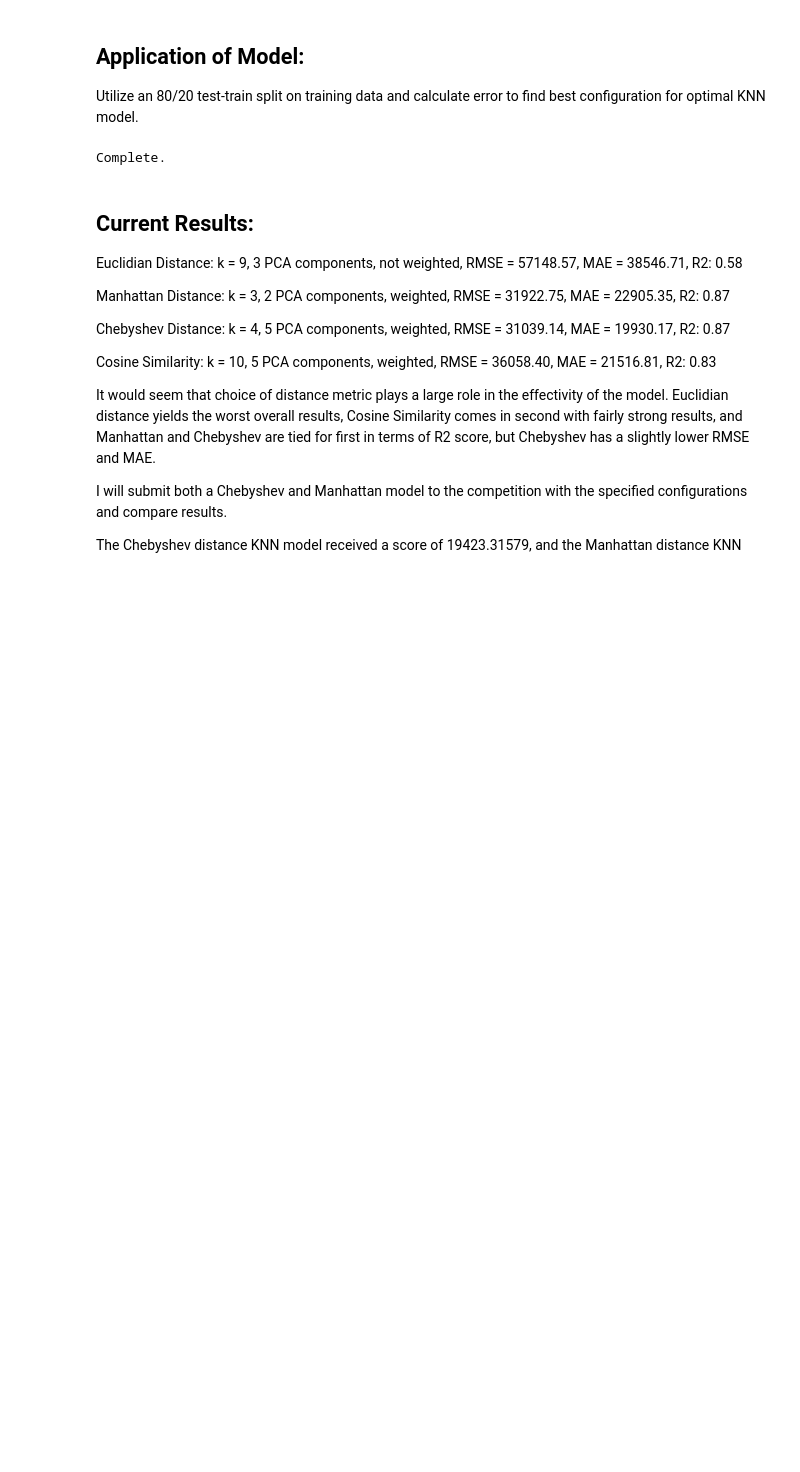
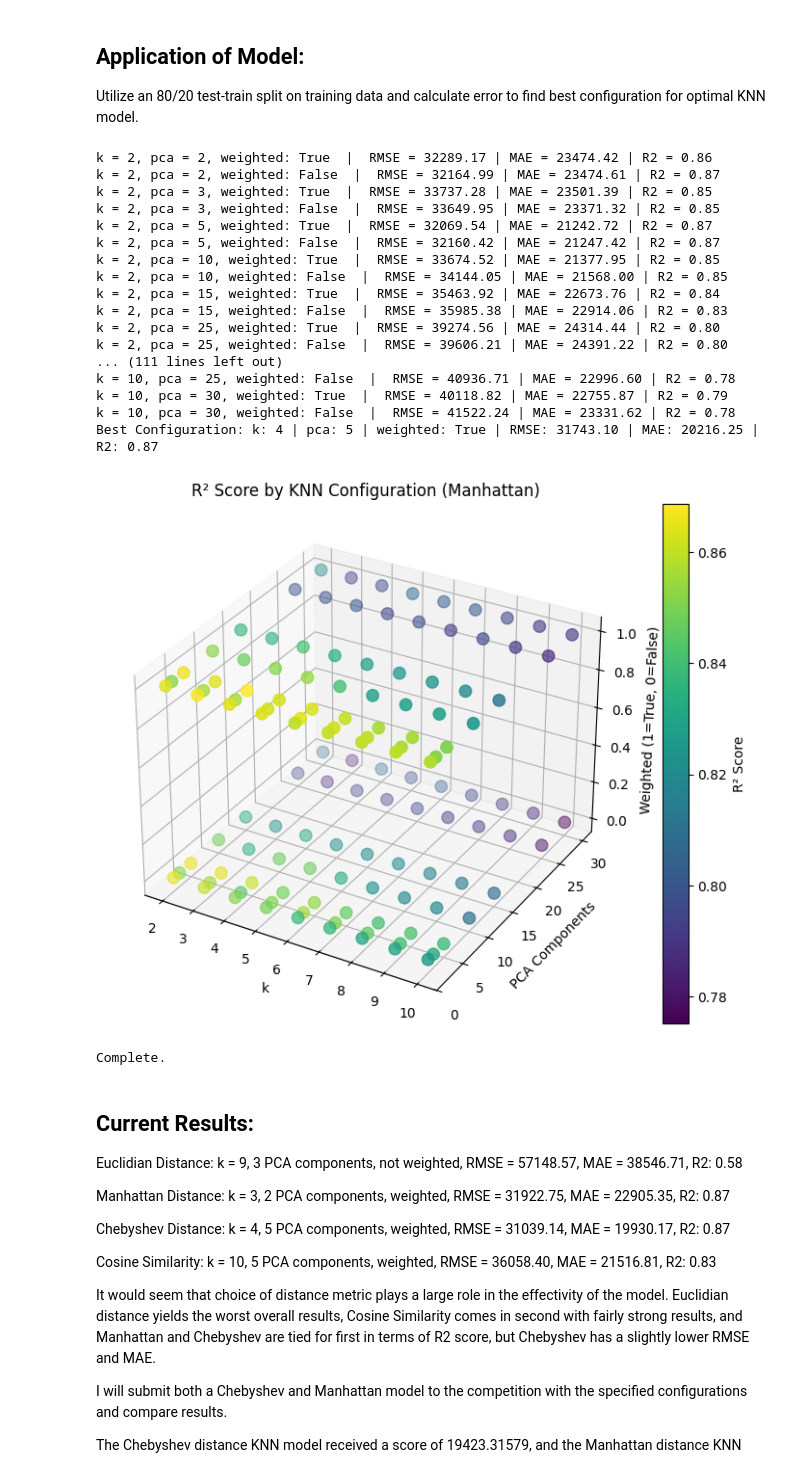
Before and after one commit to HariPeri/ML-Final-Project, a Jupyter notebook: KNN_script.ipynb, the cells around one changed output. Saved outputs shown, nothing was run; the diff lists cells and outputs as text; code cells hidden in the pictures; blank space fills up the shorter version.

Commit message:
added some analysis of results vs. configurations and graphed them.

```diff
--- a/KNN_script.ipynb
+++ b/KNN_script.ipynb
@@ -191,6 +191,9 @@ class KNN:
 Utilize an 80/20 test-train split on training data and calculate error to find best configuration for optimal KNN model.
 # %%
 from sklearn.model_selection import train_test_split
+import matplotlib.pyplot as plt
+from mpl_toolkits.mplot3d import Axes3D
+import numpy as np
 
 # load data:
 X = pd.read_csv('data/train_processed.csv')
@@ -204,45 +207,93 @@ bestRMSE_stats = [None, None, None, None]  # format: RMSE, k, pca, weighted?
 
 # find the best choice of k:
 
-"""
+results = []
+
 for k in [2, 3, 4, 5, 6, 7, 8, 9, 10]:
     for pca in [2, 3, 5, 10, 15, 25, 30]:
         for weighted in [True, False]:
-            knn = KNN(k=k, distance='cosine similarity', weighted=weighted)
+            knn = KNN(k=k, distance='manhattan', weighted=weighted)
             knn.fit(X_train, y_train, pca_components=pca)
             [RMSE, MAE, R2] = knn.measure_accuracy(X_test, y_test)
             print(f'k = {k}, pca = {pca}, weighted: {weighted}  |  RMSE = {RMSE:.2f} | MAE = {MAE:.2f} | R2 = {R2:.2f}')
+
+            results.append({
+                'k': k,
+                'pca': pca,
+                'weighted': weighted,
+                'RMSE': RMSE,
+                'MAE': MAE,
+                'R2': R2
+            })
 
             if bestRMSE_stats[0] is None:
                 bestRMSE_stats = [RMSE, MAE, R2, k, pca, weighted]
             elif bestRMSE_stats[0] > RMSE:
                 bestRMSE_stats = [RMSE, MAE, R2, k, pca, weighted]
 
 print(f'Best Configuration: k: {bestRMSE_stats[3]} | pca: {bestRMSE_stats[4]} | weighted: {bestRMSE_stats[5]} | RMSE: {bestRMSE_stats[0]:.2f} | MAE: {bestRMSE_stats[1]:.2f} | R2: {bestRMSE_stats[2]:.2f}')
-"""
+
+# Prepare data
+ks = [r['k'] for r in results]
+pcas = [r['pca'] for r in results]
+weighteds = [1 if r['weighted'] else 0 for r in results]  # convert bool to int for color
+R2s = [r['R2'] for r in results]
+
+fig = plt.figure(figsize=(10, 7))
+ax = fig.add_subplot(111, projection='3d')
+sc = ax.scatter(ks, pcas, weighteds, c=R2s, cmap='viridis', s=80)
+
+ax.set_xlabel('k')
+ax.set_ylabel('PCA Components')
+ax.set_zlabel('Weighted (1=True, 0=False)')
+plt.title('R² Score by KNN Configuration (Manhattan)')
+
+cbar = plt.colorbar(sc)
+cbar.set_label('R² Score')
+
+plt.show()
+
 # make prediction of test data using optimal model:
 
 # optimal Manhattan configuration: k = 3 | 2 PCA components | weighted
 # optimal Chebyshev configuration: k = 4 | 5 PCA components | weighted
 
 knn_manhattan = KNN(k=3, distance='manhattan', weighted=True)
 knn_manhattan.fit(X_train, y_train, pca_components=2)
 knn_manhattan_pred = knn_manhattan.predict(competition_test)
 
 knn_chebyshev = KNN(k=4, distance='chebyshev', weighted=True)
 knn_chebyshev.fit(X_train, y_train, pca_components=5)
 knn_chebyshev_pred = knn_chebyshev.predict(competition_test)
 
 # write out predictions:
 manhattanDF = pd.DataFrame({'Id': raw_competition_test['Id'],
                             'SalePrice': knn_manhattan_pred})
 chebyshevDF = pd.DataFrame({'Id': raw_competition_test['Id'],
                             'SalePrice': knn_chebyshev_pred})
 manhattanDF.to_csv('data/manhattan_prediction.csv', index=False)
 chebyshevDF.to_csv('data/chebyshev_prediction.csv', index=False)
 print("Complete.")
 # %% [output]
-Complete.
+k = 2, pca = 2, weighted: True  |  RMSE = 32289.17 | MAE = 23474.42 | R2 = 0.86
+k = 2, pca = 2, weighted: False  |  RMSE = 32164.99 | MAE = 23474.61 | R2 = 0.87
+k = 2, pca = 3, weighted: True  |  RMSE = 33737.28 | MAE = 23501.39 | R2 = 0.85
+k = 2, pca = 3, weighted: False  |  RMSE = 33649.95 | MAE = 23371.32 | R2 = 0.85
+k = 2, pca = 5, weighted: True  |  RMSE = 32069.54 | MAE = 21242.72 | R2 = 0.87
+k = 2, pca = 5, weighted: False  |  RMSE = 32160.42 | MAE = 21247.42 | R2 = 0.87
+k = 2, pca = 10, weighted: True  |  RMSE = 33674.52 | MAE = 21377.95 | R2 = 0.85
+k = 2, pca = 10, weighted: False  |  RMSE = 34144.05 | MAE = 21568.00 | R2 = 0.85
+k = 2, pca = 15, weighted: True  |  RMSE = 35463.92 | MAE = 22673.76 | R2 = 0.84
+k = 2, pca = 15, weighted: False  |  RMSE = 35985.38 | MAE = 22914.06 | R2 = 0.83
+k = 2, pca = 25, weighted: True  |  RMSE = 39274.56 | MAE = 24314.44 | R2 = 0.80
+k = 2, pca = 25, weighted: False  |  RMSE = 39606.21 | MAE = 24391.22 | R2 = 0.80
+... (111 lines left out)
+k = 10, pca = 25, weighted: False  |  RMSE = 40936.71 | MAE = 22996.60 | R2 = 0.78
+k = 10, pca = 30, weighted: True  |  RMSE = 40118.82 | MAE = 22755.87 | R2 = 0.79
+k = 10, pca = 30, weighted: False  |  RMSE = 41522.24 | MAE = 23331.62 | R2 = 0.78
+Best Configuration: k: 4 | pca: 5 | weighted: True | RMSE: 31743.10 | MAE: 20216.25 | R2: 0.87
+[figure, added]
+Complete.
 # %% [markdown]
 ## Current Results:
 
```
Also changed, not shown: 2 other files.
